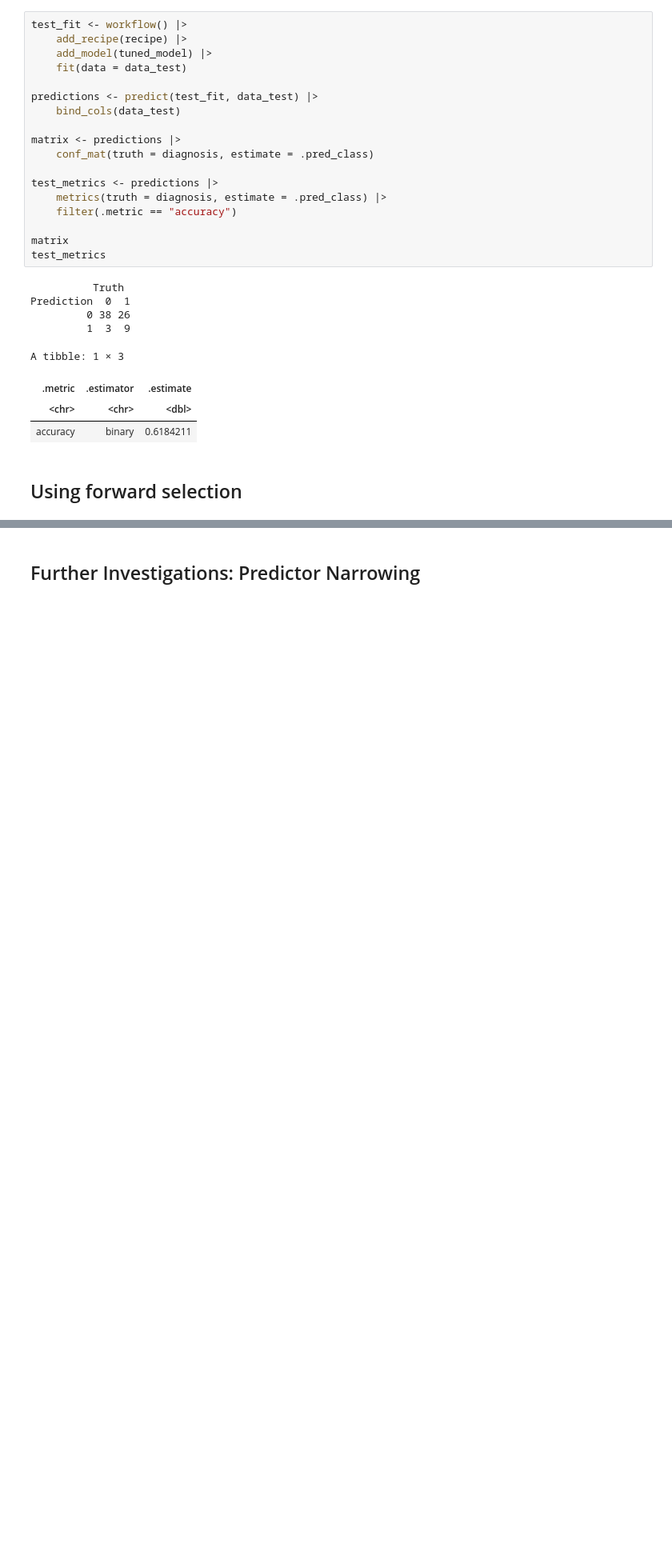
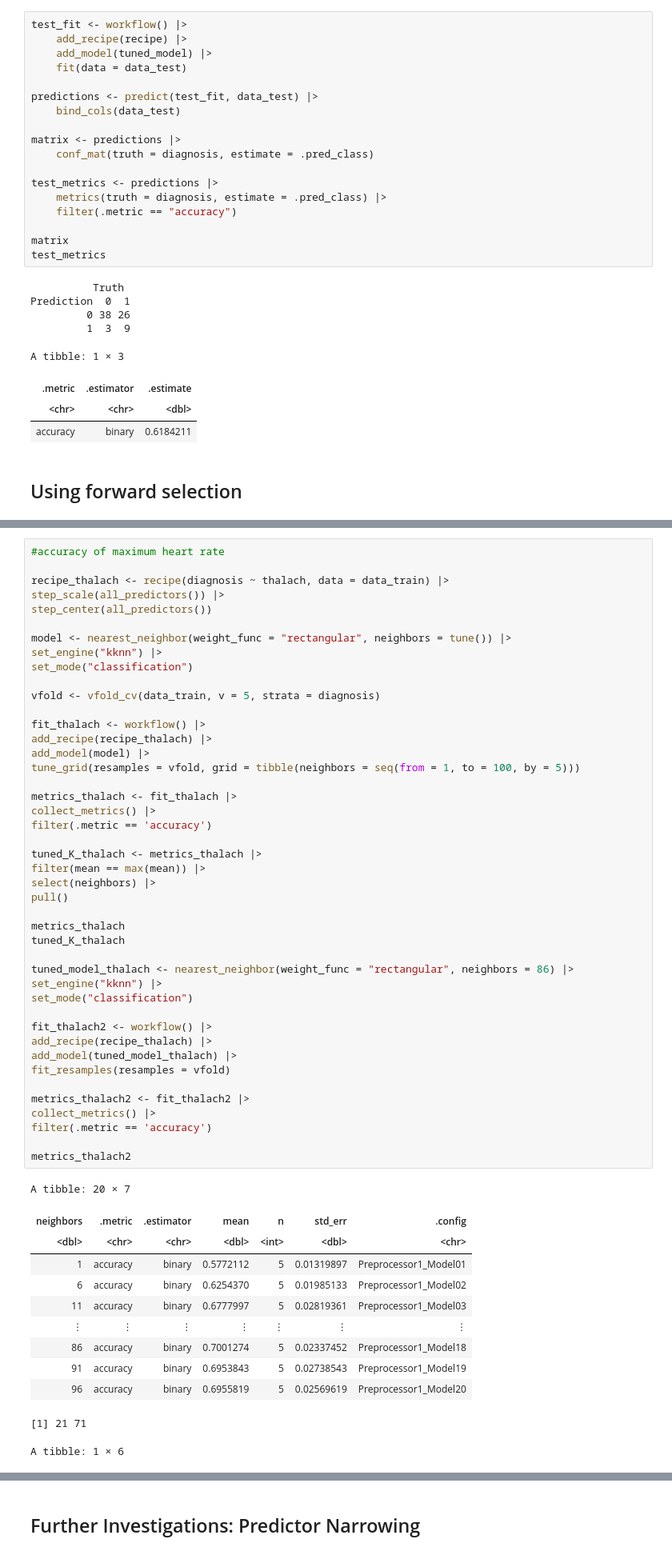
Before and after one commit to BeesKneezz/dsci_100_2023_group_7, a Jupyter notebook: data_analysis.ipynb, the cells around one changed output, grey strips where cells are left out. Shown at 80% size. Cells and saved outputs as stored; diff of their text form; blank space fills up the shorter version.

```diff
--- a/data_analysis.ipynb
+++ b/data_analysis.ipynb
@@ -347,0 +468,57 @@ A tibble: 4 × 3
+# %%
+#accuracy of maximum heart rate
+
+recipe_thalach <- recipe(diagnosis ~ thalach, data = data_train) |>
+step_scale(all_predictors()) |>
+step_center(all_predictors())
+
+model <- nearest_neighbor(weight_func = "rectangular", neighbors = tune()) |>
+set_engine("kknn") |>
+set_mode("classification")
+
+vfold <- vfold_cv(data_train, v = 5, strata = diagnosis)
+
+fit_thalach <- workflow() |>
+add_recipe(recipe_thalach) |>
+add_model(model) |>
+tune_grid(resamples = vfold, grid = tibble(neighbors = seq(from = 1, to = 100, by = 5)))
+
+metrics_thalach <- fit_thalach |>
+collect_metrics() |>
+filter(.metric == 'accuracy')
+
+tuned_K_thalach <- metrics_thalach |>
+filter(mean == max(mean)) |>
+select(neighbors) |>
+pull()
+
+metrics_thalach
+tuned_K_thalach
+
+tuned_model_thalach <- nearest_neighbor(weight_func = "rectangular", neighbors = 86) |>
+set_engine("kknn") |>
+set_mode("classification")
+
+fit_thalach2 <- workflow() |>
+add_recipe(recipe_thalach) |>
+add_model(tuned_model_thalach) |>
+fit_resamples(resamples = vfold)
+
+metrics_thalach2 <- fit_thalach2 |>
+collect_metrics() |>
+filter(.metric == 'accuracy')
+
+metrics_thalach2
+# %% [output]
+A tibble: 20 × 7
+| neighbors | .metric | .estimator | mean | n | std_err | .config |
+| <dbl> | <chr> | <chr> | <dbl> | <int> | <dbl> | <chr> |
+| 1 | accuracy | binary | 0.5772112 | 5 | 0.01319897 | Preprocessor1_Model01 |
+| 6 | accuracy | binary | 0.6254370 | 5 | 0.01985133 | Preprocessor1_Model02 |
+| 11 | accuracy | binary | 0.6777997 | 5 | 0.02819361 | Preprocessor1_Model03 |
+| ⋮ | ⋮ | ⋮ | ⋮ | ⋮ | ⋮ | ⋮ |
+| 86 | accuracy | binary | 0.7001274 | 5 | 0.02337452 | Preprocessor1_Model18 |
+| 91 | accuracy | binary | 0.6953843 | 5 | 0.02738543 | Preprocessor1_Model19 |
+| 96 | accuracy | binary | 0.6955819 | 5 | 0.02569619 | Preprocessor1_Model20 |
+[1] 21 71
+A tibble: 1 × 6
```
Also changed, not shown: parts of 5 cells of this notebook.
